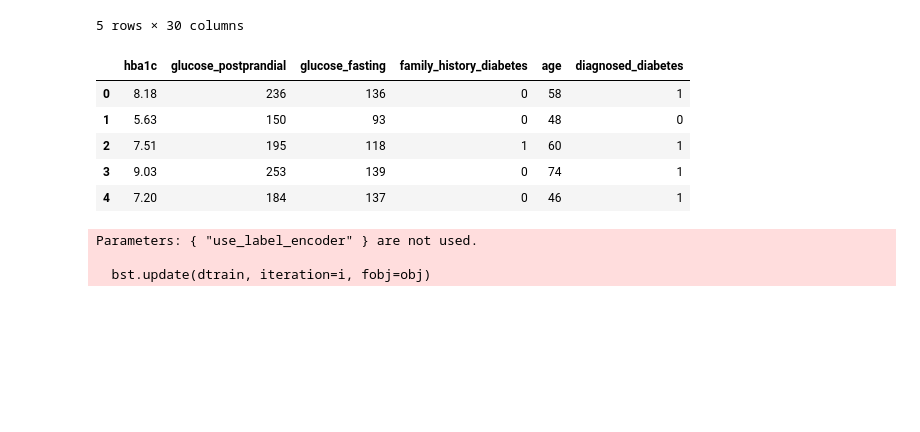
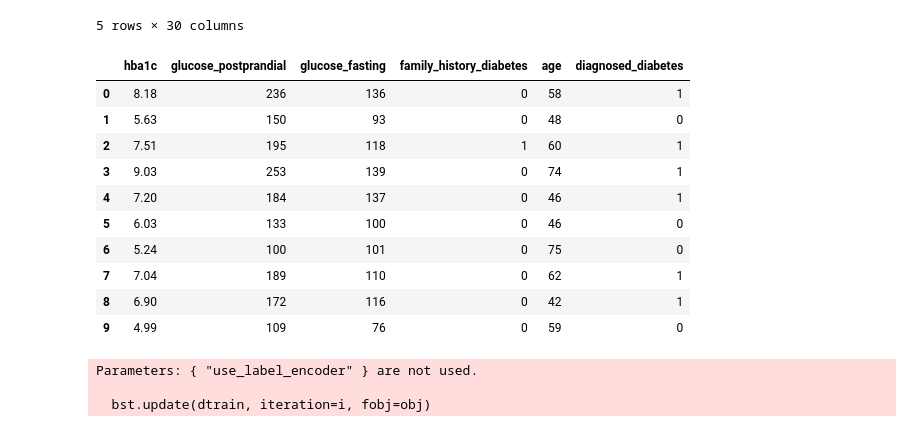
Before and after one commit to marcelo-vitti/tech_challenge_3_marcelo_vitti, a Jupyter notebook: model/training.ipynb, the cells around one changed output. Cells and saved outputs as stored; diff of their text form; code cells hidden in the pictures; blank space fills up the shorter version.

```diff
--- a/model/training.ipynb
+++ b/model/training.ipynb
@@ -20,20 +20,25 @@ diabetes_health_indicators_df.head()
 # %%
 from sklearn.preprocessing import LabelEncoder
 
 encoded_df = diabetes_health_indicators_df.copy()
 label_encoder = LabelEncoder()
 categorical_cols = encoded_df.select_dtypes(include=['object']).columns
 
 for col in categorical_cols:
     encoded_df[col] = label_encoder.fit_transform(encoded_df[col])
 
 encoded_df = encoded_df[["hba1c", "glucose_postprandial", "glucose_fasting", "family_history_diabetes", "age", "diagnosed_diabetes"]]
 
-encoded_df.head()
+encoded_df.head(10)
 # %% [output]
 |  | hba1c | glucose_postprandial | glucose_fasting | family_history_diabetes | age | diagnosed_diabetes |
 | 0 | 8.18 | 236 | 136 | 0 | 58 | 1 |
 | 1 | 5.63 | 150 | 93 | 0 | 48 | 0 |
 | 2 | 7.51 | 195 | 118 | 1 | 60 | 1 |
 | 3 | 9.03 | 253 | 139 | 0 | 74 | 1 |
 | 4 | 7.20 | 184 | 137 | 0 | 46 | 1 |
+| 5 | 6.03 | 133 | 100 | 0 | 46 | 0 |
+| 6 | 5.24 | 100 | 101 | 0 | 75 | 0 |
+| 7 | 7.04 | 189 | 110 | 0 | 62 | 1 |
+| 8 | 6.90 | 172 | 116 | 0 | 42 | 1 |
+| 9 | 4.99 | 109 | 76 | 0 | 59 | 0 |
```
Also changed, not shown: parts of 4 cells of this notebook, 5 other files.
